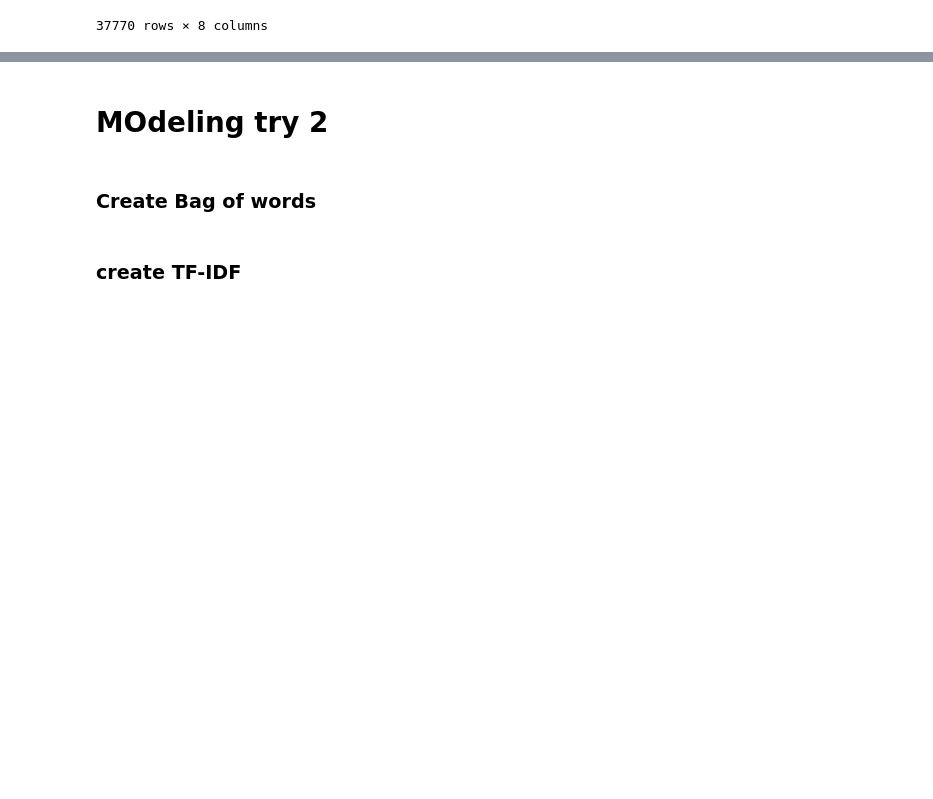
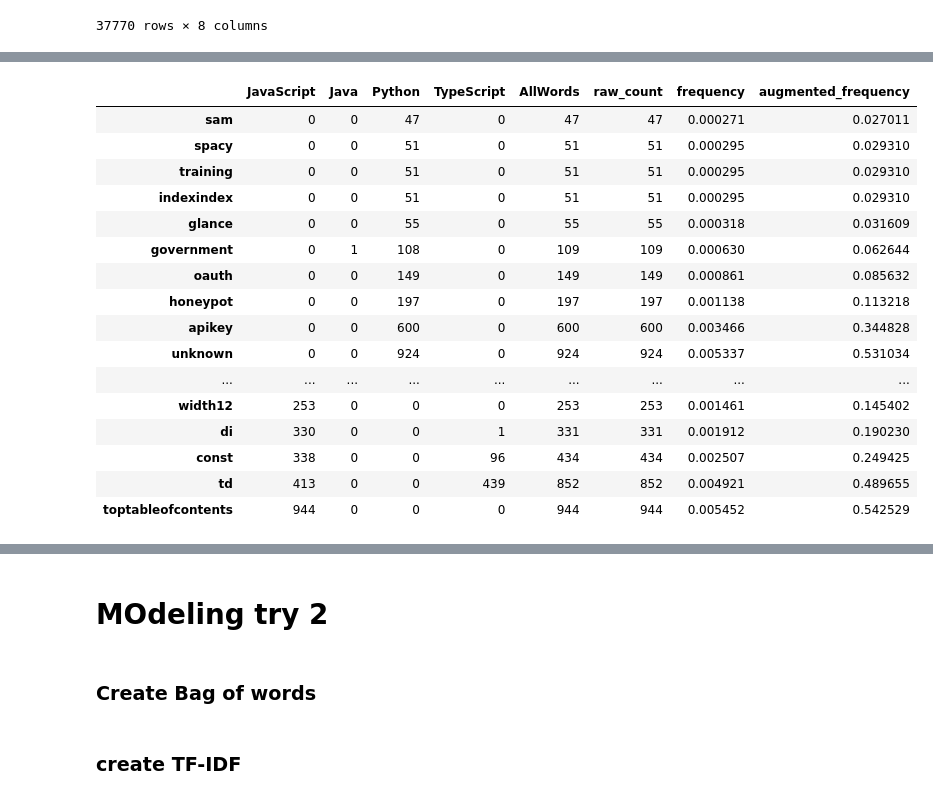
Before and after one commit to NLP-Project-Burton-Yuvia-Yvette/NLP-Project, a Jupyter notebook: Yvettes_notebook.ipynb, the cells around one changed output, grey strips where cells are left out. Drawn from its saved outputs; the diff is of its cells as text; code cells hidden in the pictures; blank space fills up the shorter version.

```diff
--- a/Yvettes_notebook.ipynb
+++ b/Yvettes_notebook.ipynb
@@ -695,0 +819,22 @@ _ = plt.yticks(ticks, labels)
+# %%
+unique_df = pd.concat([word_counts[word_counts.JavaScript == 0].sort_values(by='Python').tail(10),
+           word_counts[word_counts.Python == 0].sort_values(by='JavaScript').tail(10)])
+unique_df
+# %% [output]
+|  | JavaScript | Java | Python | TypeScript | AllWords | raw_count | frequency | augmented_frequency |
+| sam | 0 | 0 | 47 | 0 | 47 | 47 | 0.000271 | 0.027011 |
+| spacy | 0 | 0 | 51 | 0 | 51 | 51 | 0.000295 | 0.029310 |
+| training | 0 | 0 | 51 | 0 | 51 | 51 | 0.000295 | 0.029310 |
+| indexindex | 0 | 0 | 51 | 0 | 51 | 51 | 0.000295 | 0.029310 |
+| glance | 0 | 0 | 55 | 0 | 55 | 55 | 0.000318 | 0.031609 |
+| government | 0 | 1 | 108 | 0 | 109 | 109 | 0.000630 | 0.062644 |
+| oauth | 0 | 0 | 149 | 0 | 149 | 149 | 0.000861 | 0.085632 |
+| honeypot | 0 | 0 | 197 | 0 | 197 | 197 | 0.001138 | 0.113218 |
+| apikey | 0 | 0 | 600 | 0 | 600 | 600 | 0.003466 | 0.344828 |
+| unknown | 0 | 0 | 924 | 0 | 924 | 924 | 0.005337 | 0.531034 |
+| ... | ... | ... | ... | ... | ... | ... | ... | ... |
+| width12 | 253 | 0 | 0 | 0 | 253 | 253 | 0.001461 | 0.145402 |
+| di | 330 | 0 | 0 | 1 | 331 | 331 | 0.001912 | 0.190230 |
+| const | 338 | 0 | 0 | 96 | 434 | 434 | 0.002507 | 0.249425 |
+| td | 413 | 0 | 0 | 439 | 852 | 852 | 0.004921 | 0.489655 |
+| toptableofcontents | 944 | 0 | 0 | 0 | 944 | 944 | 0.005452 | 0.542529 |
```
Also changed, not shown: parts of 105 cells of this notebook, 2 other files.
